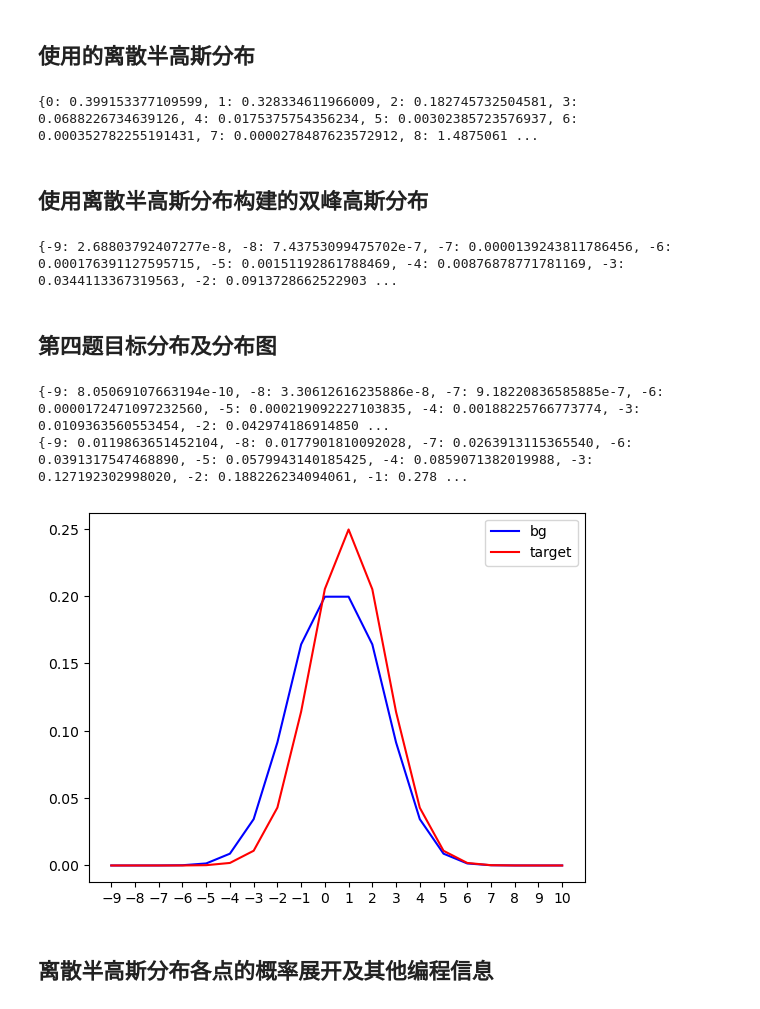
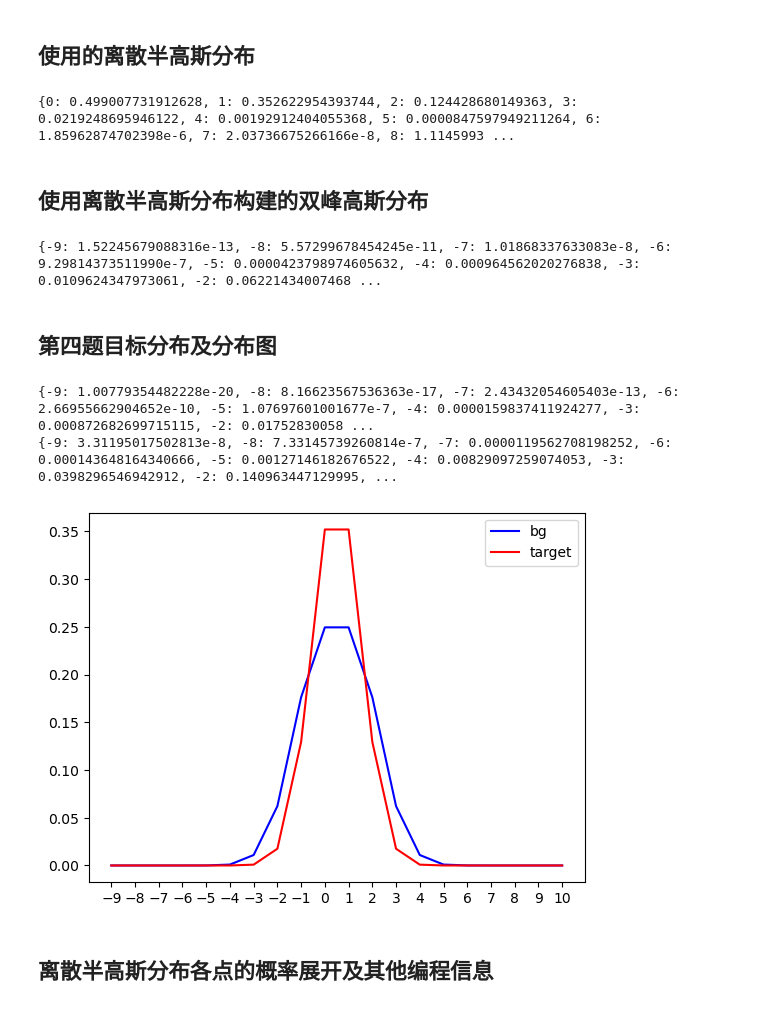
Before and after one commit to AngieJC/Crypto-math_Challenge_2024, a Jupyter notebook: generate_matrix.ipynb, the cells around one changed output. Saved outputs shown, nothing was run; the diff lists cells and outputs as text; code cells hidden in the pictures.

```diff
--- a/generate_matrix.ipynb
+++ b/generate_matrix.ipynb
@@ -177,7 +177,7 @@ infos(base_sampler)
 # %% [markdown]
 ## 使用的离散半高斯分布
 # %%
-sigma_max = 1.6
+sigma_max = 1.2
 sigma_min = 0.8
 left = -9
 right = 11
@@ -187,7 +187,7 @@ for i in range(1 - left):
 base_sampler = normalize(base_sampler)
 print(base_sampler)
 # %% [output]
-{0: 0.399153377109599, 1: 0.328334611966009, 2: 0.182745732504581, 3: 0.0688226734639126, 4: 0.0175375754356234, 5: 0.00302385723576937, 6: 0.000352782255191431, 7: 0.0000278487623572912, 8: 1.4875061 ...
+{0: 0.499007731912628, 1: 0.352622954393744, 2: 0.124428680149363, 3: 0.0219248695946122, 4: 0.00192912404055368, 5: 0.0000847597949211264, 6: 1.85962874702398e-6, 7: 2.03736675266166e-8, 8: 1.1145993 ...
 # %% [markdown]
 ## 使用离散半高斯分布构建的双峰高斯分布
 # %%
@@ -200,47 +200,47 @@ for i in range(left, right):
 bg_prob = normalize(bg_prob)
 print(bg_prob)
 # %% [output]
-{-9: 2.68803792407277e-8, -8: 7.43753099475702e-7, -7: 0.0000139243811786456, -6: 0.000176391127595715, -5: 0.00151192861788469, -4: 0.00876878771781169, -3: 0.0344113367319563, -2: 0.0913728662522903 ...
+{-9: 1.52245679088316e-13, -8: 5.57299678454245e-11, -7: 1.01868337633083e-8, -6: 9.29814373511990e-7, -5: 0.0000423798974605632, -4: 0.000964562020276838, -3: 0.0109624347973061, -2: 0.06221434007468 ...
 # %% [markdown]
 ## 第四题目标分布及分布图
 # %%
-target_sigma = 1.599
-target_center = 0.999
+target_sigma = 1
+target_center = 0.5
 target_prob = {}
 for i in range(left, right):
     target_prob[i] = prob_dist(i, target_sigma, c = target_center)
 target_prob = normalize(target_prob)
 print(target_prob)
 accept_rate = {}
 for key in list(target_prob.keys()):
     p = -(key - target_center)**2 / (2 * target_sigma**2)
     if key <= 0:
         p += key**2 / (2 * sigma_max**2)
     else:
         p += (key - 1)**2 / (2 * sigma_max**2)
     p = (sigma_min / target_sigma) * e**p
     accept_rate[key] = p
 print(accept_rate)
 
 x_bg = list(bg_prob.keys())
 y_bg = list(bg_prob.values())
 x_target = list(target_prob.keys())
 y_target = list(target_prob.values())
 f_bg = interp1d(x_bg, y_bg, kind='cubic')
 f_target = interp1d(x_target, y_target, kind='cubic')
 x_bg_new = np.linspace(min(x_bg), max(x_bg), 300)
 y_bg_new = f_bg(x_bg_new)
 x_target_new = np.linspace(min(x_target), max(x_target), 300)
 y_target_new = f_target(x_target_new)
 plt.plot(x_bg, y_bg, color='blue', label='bg')
 plt.plot(x_target, y_target, color='red', label='target')
 plt.xticks(range(min(min(x_bg), min(x_target)), max(max(x_bg), max(x_target)) + 1, 1))
 plt.legend()
 plt.show()
 # %% [output]
-{-9: 8.05069107663194e-10, -8: 3.30612616235886e-8, -7: 9.18220836585885e-7, -6: 0.0000172471097232560, -5: 0.000219092227103835, -4: 0.00188225766773774, -3: 0.0109363560553454, -2: 0.042974186914850 ...
-{-9: 0.0119863651452104, -8: 0.0177901810092028, -7: 0.0263913115365540, -6: 0.0391317547468890, -5: 0.0579943140185425, -4: 0.0859071382019988, -3: 0.127192302998020, -2: 0.188226234094061, -1: 0.278 ...
+{-9: 1.00779354482228e-20, -8: 8.16623567536363e-17, -7: 2.43432054605403e-13, -6: 2.66955662904652e-10, -5: 1.07697601001677e-7, -4: 0.0000159837411924277, -3: 0.000872682699715115, -2: 0.01752830058 ...
+{-9: 3.31195017502813e-8, -8: 7.33145739260814e-7, -7: 0.0000119562708198252, -6: 0.000143648164340666, -5: 0.00127146182676522, -4: 0.00829097259074053, -3: 0.0398296546942912, -2: 0.140963447129995, ...
-[figure, old version]
+[figure, new version]
 # %% [markdown]
 ## 离散半高斯分布各点的概率展开及其他编程信息
 # %%
```
Also changed, not shown: parts of 1 cell of this notebook, 2 other files.
